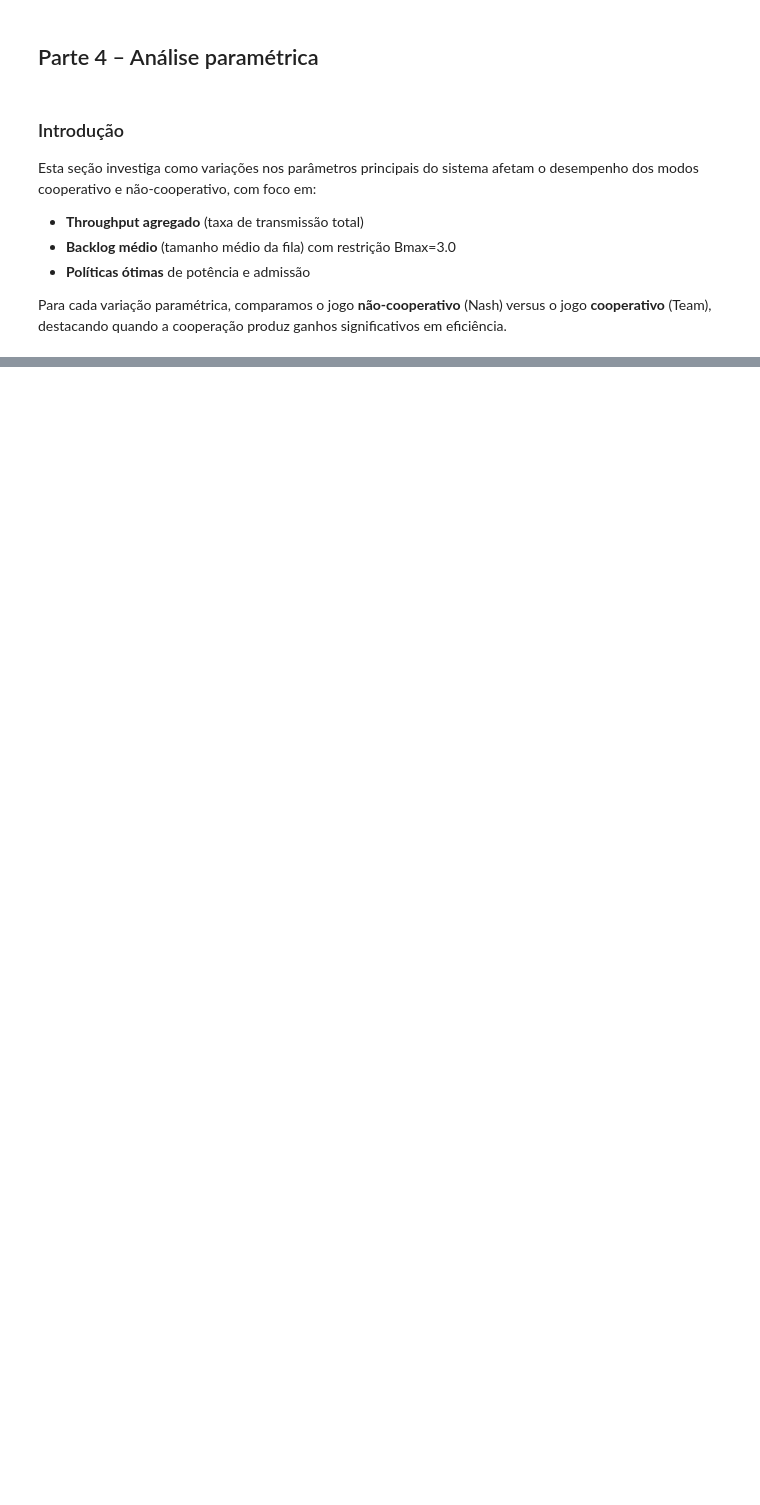
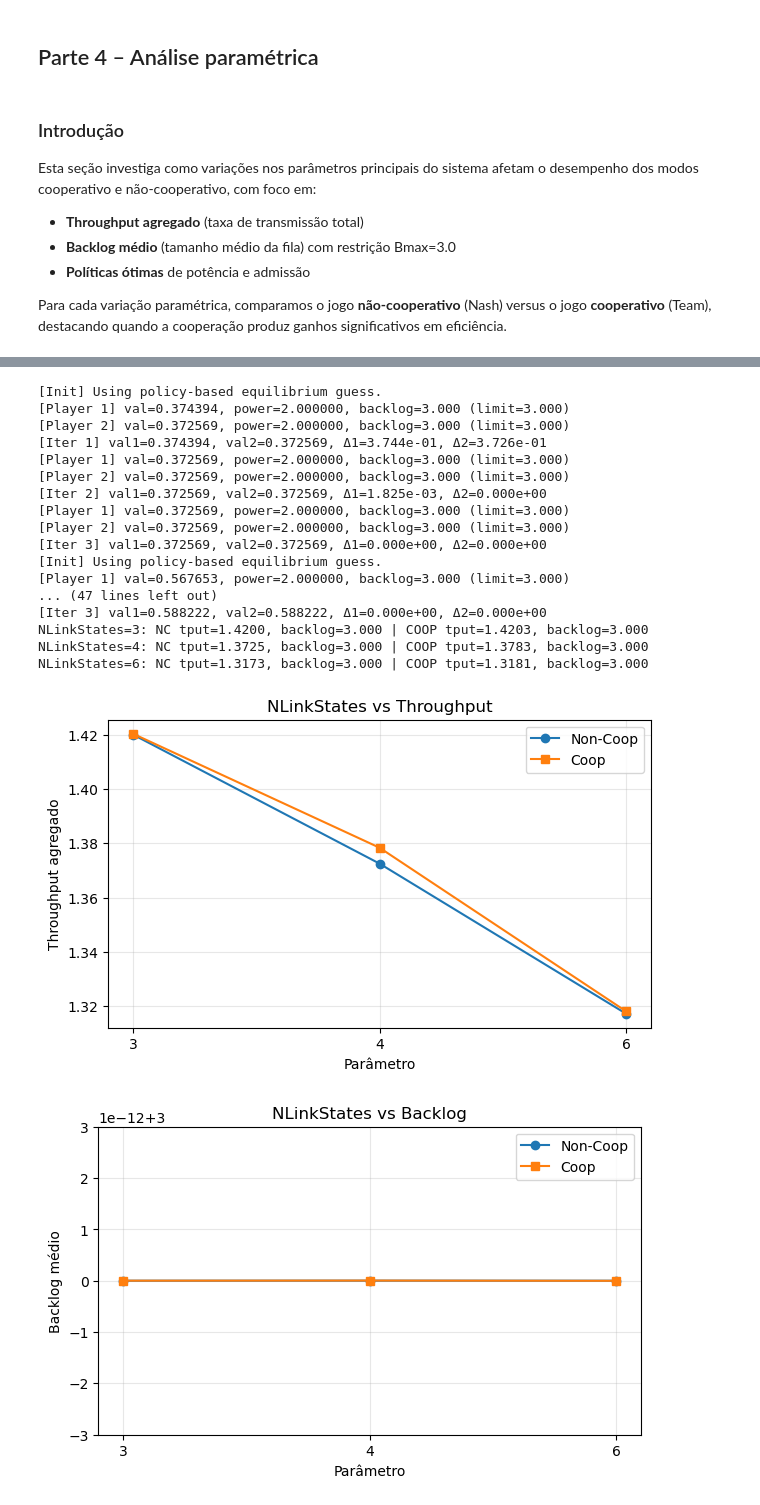
Before and after one commit to novae1/rl_gym, a Jupyter notebook: stochastic_games/team_game_vs_non_cooperative_simple_stochastic_game.ipynb, the cells around one changed output, grey strips where cells are left out. Saved outputs shown, nothing was run; the diff lists cells and outputs as text; code cells hidden in the pictures; blank space fills up the shorter version.

```diff
--- a/stochastic_games/team_game_vs_non_cooperative_simple_stochastic_game.ipynb
+++ b/stochastic_games/team_game_vs_non_cooperative_simple_stochastic_game.ipynb
@@ -1464,0 +1300,38 @@ NBufferStates = 6
+# %%
+
+### Variação 3: Número de Estados de Canal (NLinkStates)
+
+base_kwargs = dict(NLinkStates=4, NBufferStates=8, NPowActs=6, NAdmContrActs=2,
+                   ArrProb=0.5, v1=2.0, v2=2.0)
+
+link_values = [3, 4, 6]
+res_links = run_sweep('NLinkStates', link_values, base_kwargs)
+
+for v in link_values:
+    print(f"NLinkStates={v}: NC tput={res_links[v]['nc']['tput']:.4f}, backlog={res_links[v]['nc']['backlog_avg']:.3f} | "
+          f"COOP tput={res_links[v]['coop']['tput']:.4f}, backlog={res_links[v]['coop']['backlog_avg']:.3f}")
+
+plot_metric(link_values, res_links, 'tput', 'Throughput agregado', 'NLinkStates vs Throughput')
+plot_metric(link_values, res_links, 'backlog_avg', 'Backlog médio', 'NLinkStates vs Backlog')
+
+plot_policies_for(4, res_links, 'NLinkStates')
+# %% [output]
+[Init] Using policy-based equilibrium guess.
+[Player 1] val=0.374394, power=2.000000, backlog=3.000 (limit=3.000)
+[Player 2] val=0.372569, power=2.000000, backlog=3.000 (limit=3.000)
+[Iter 1] val1=0.374394, val2=0.372569, Δ1=3.744e-01, Δ2=3.726e-01
+[Player 1] val=0.372569, power=2.000000, backlog=3.000 (limit=3.000)
+[Player 2] val=0.372569, power=2.000000, backlog=3.000 (limit=3.000)
+[Iter 2] val1=0.372569, val2=0.372569, Δ1=1.825e-03, Δ2=0.000e+00
+[Player 1] val=0.372569, power=2.000000, backlog=3.000 (limit=3.000)
+[Player 2] val=0.372569, power=2.000000, backlog=3.000 (limit=3.000)
+[Iter 3] val1=0.372569, val2=0.372569, Δ1=0.000e+00, Δ2=0.000e+00
+[Init] Using policy-based equilibrium guess.
+[Player 1] val=0.567653, power=2.000000, backlog=3.000 (limit=3.000)
+... (47 lines left out)
+[Iter 3] val1=0.588222, val2=0.588222, Δ1=0.000e+00, Δ2=0.000e+00
+NLinkStates=3: NC tput=1.4200, backlog=3.000 | COOP tput=1.4203, backlog=3.000
+NLinkStates=4: NC tput=1.3725, backlog=3.000 | COOP tput=1.3783, backlog=3.000
+NLinkStates=6: NC tput=1.3173, backlog=3.000 | COOP tput=1.3181, backlog=3.000
+[figure, added]
+[figure, added]
```
Also changed, not shown: parts of 20 cells of this notebook.
